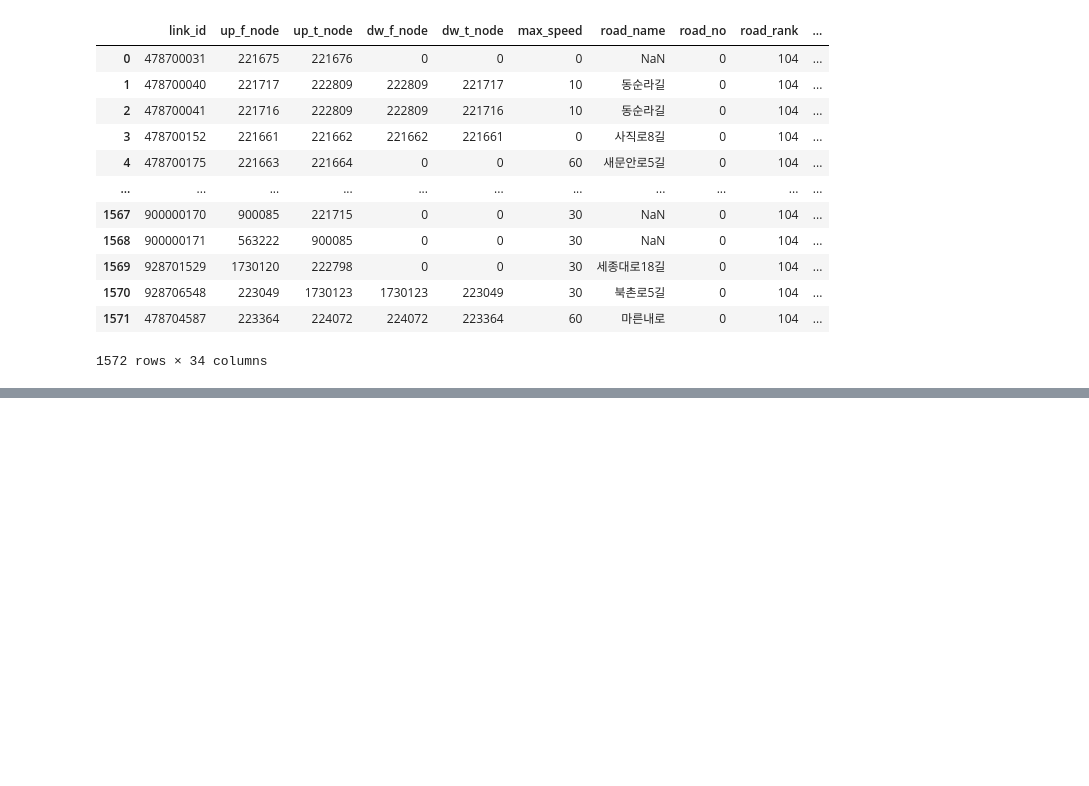
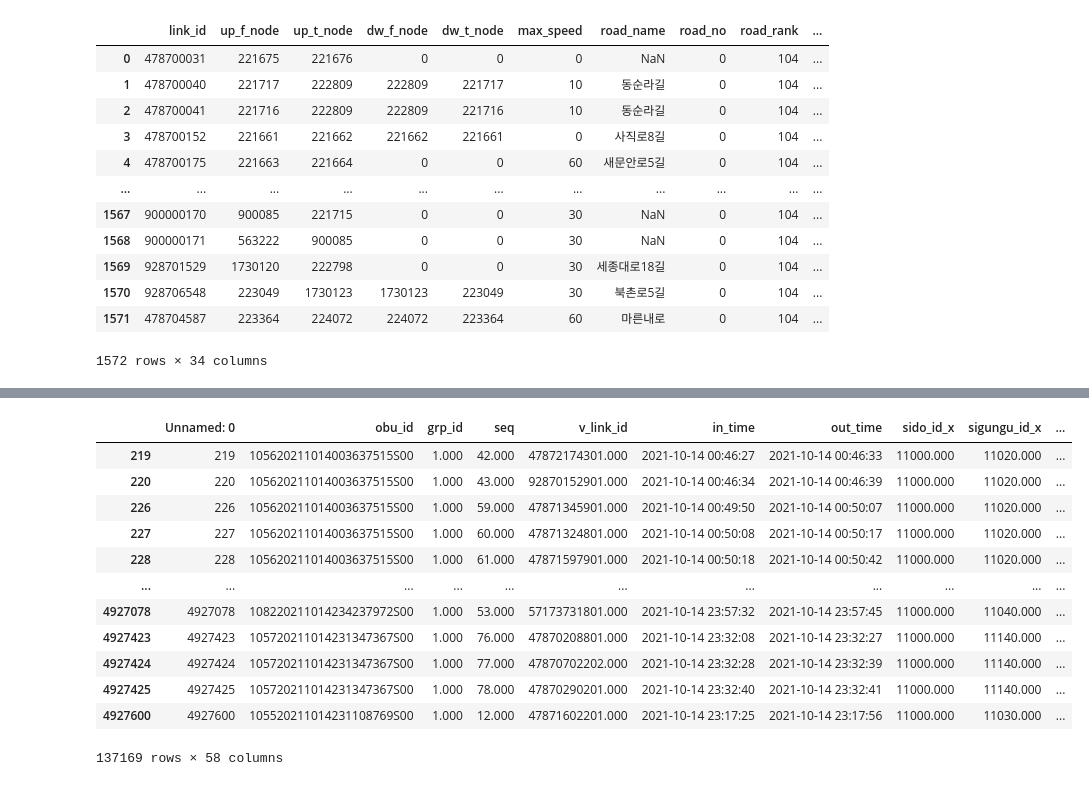
Before and after one commit to hyorim-h/SeoulTraffic, a Jupyter notebook: congestion.ipynb, the cells around one changed output, grey strips where cells are left out. Cells and saved outputs as stored; diff of their text form; code cells hidden in the pictures; blank space fills up the shorter version.

```diff
--- a/congestion.ipynb
+++ b/congestion.ipynb
@@ -1596,3 +1584,6 @@ c = link2[['link_id','up_f_node', 'up_t_node', 'dw_f_node', 'dw_t_node', 'max_sp
 c.to_csv('aa.csv')
 # %%
 df = pd.read_csv('')
+# %%
+df = pd.read_csv('TM_P1_POLYGON_20211014_hanyang_all_EIT_5_15_60_fromtolink_6leveljoin.csv')
+df
@@ -1598,0 +1637,24 @@ df = pd.read_csv('')
+# %%
+df_30 = df[df['max_speed'] == 30]
+df_40 = df[df['max_speed'] == 40]
+df_50 = df[df['max_speed'] == 50]
+df_60 = df[df['max_speed'] == 60]
+df_70 = df[df['max_speed'] == 70]
+df_80 = df[df['max_speed'] == 80]
+df_90 = df[df['max_speed'] == 90]
+df_100 = df[df['max_speed'] == 100]
+df_30
+# %% [output]
+|  | Unnamed: 0 | obu_id | grp_id | seq | v_link_id | in_time | out_time | sido_id_x | sigungu_id_x | ... |
+| 219 | 219 | 105620211014003637515S00 | 1.000 | 42.000 | 47872174301.000 | 2021-10-14 00:46:27 | 2021-10-14 00:46:33 | 11000.000 | 11020.000 | ... |
+| 220 | 220 | 105620211014003637515S00 | 1.000 | 43.000 | 92870152901.000 | 2021-10-14 00:46:34 | 2021-10-14 00:46:39 | 11000.000 | 11020.000 | ... |
+| 226 | 226 | 105620211014003637515S00 | 1.000 | 59.000 | 47871345901.000 | 2021-10-14 00:49:50 | 2021-10-14 00:50:07 | 11000.000 | 11020.000 | ... |
+| 227 | 227 | 105620211014003637515S00 | 1.000 | 60.000 | 47871324801.000 | 2021-10-14 00:50:08 | 2021-10-14 00:50:17 | 11000.000 | 11020.000 | ... |
+| 228 | 228 | 105620211014003637515S00 | 1.000 | 61.000 | 47871597901.000 | 2021-10-14 00:50:18 | 2021-10-14 00:50:42 | 11000.000 | 11020.000 | ... |
+| ... | ... | ... | ... | ... | ... | ... | ... | ... | ... | ... |
+| 4927078 | 4927078 | 108220211014234237972S00 | 1.000 | 53.000 | 57173731801.000 | 2021-10-14 23:57:32 | 2021-10-14 23:57:45 | 11000.000 | 11040.000 | ... |
+| 4927423 | 4927423 | 105720211014231347367S00 | 1.000 | 76.000 | 47870208801.000 | 2021-10-14 23:32:08 | 2021-10-14 23:32:27 | 11000.000 | 11140.000 | ... |
+| 4927424 | 4927424 | 105720211014231347367S00 | 1.000 | 77.000 | 47870702202.000 | 2021-10-14 23:32:28 | 2021-10-14 23:32:39 | 11000.000 | 11140.000 | ... |
+| 4927425 | 4927425 | 105720211014231347367S00 | 1.000 | 78.000 | 47870290201.000 | 2021-10-14 23:32:40 | 2021-10-14 23:32:41 | 11000.000 | 11140.000 | ... |
+| 4927600 | 4927600 | 105520211014231108769S00 | 1.000 | 12.000 | 47871602201.000 | 2021-10-14 23:17:25 | 2021-10-14 23:17:56 | 11000.000 | 11030.000 | ... |
+137169 rows × 58 columns
```
Also changed, not shown: parts of 40 cells of this notebook.
